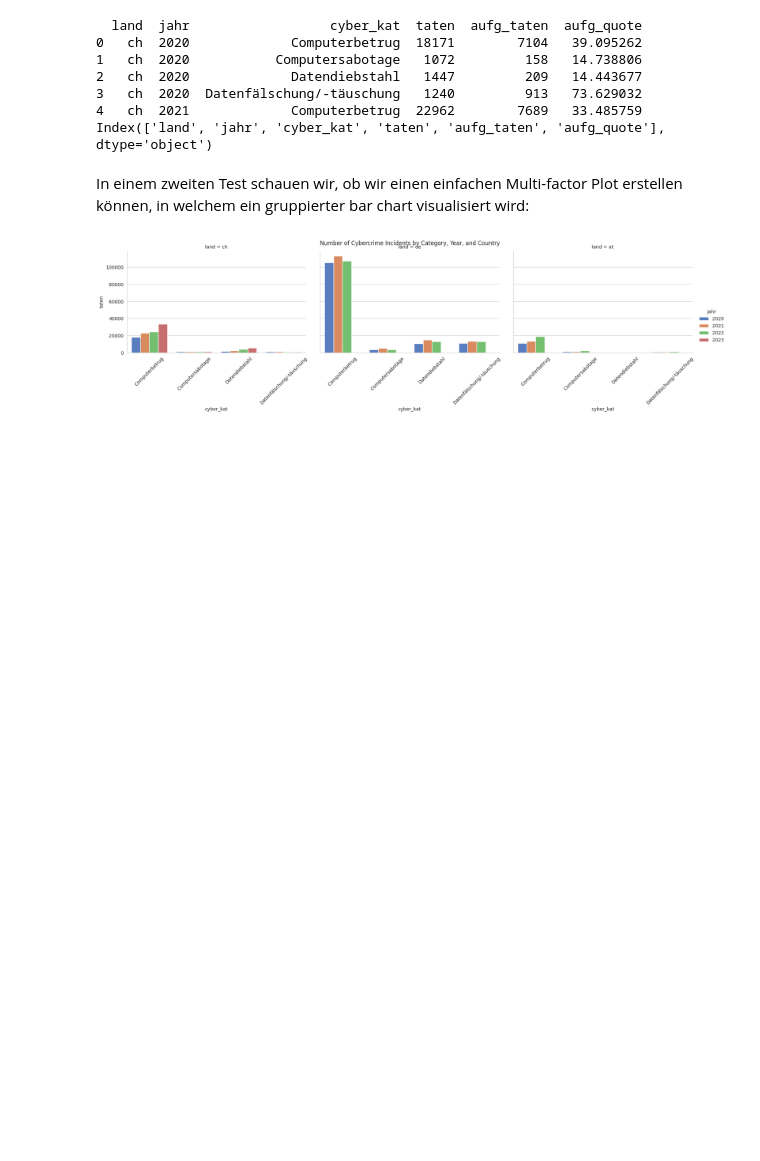
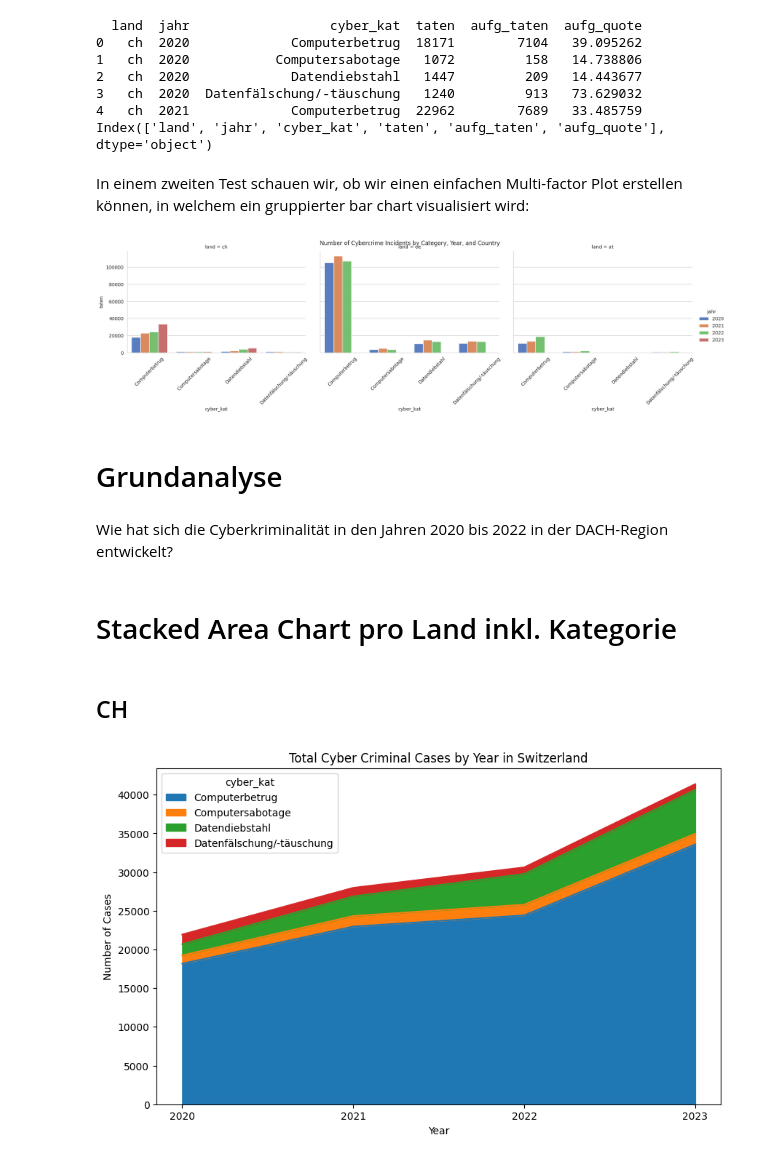
Before and after one commit to baumannf/bina_module, a Jupyter notebook: BINA_LN1_CybercrimeVisualisation.ipynb, the cells around one changed output. Cells and saved outputs as stored; diff of their text form; code cells hidden in the pictures; blank space fills up the shorter version.

Commit message:
Grundanalyse mit den Diagrammen stacked area chart und line chart erstellt

```diff
--- a/BINA_LN1_CybercrimeVisualisation.ipynb
+++ b/BINA_LN1_CybercrimeVisualisation.ipynb
@@ -224,3 +224,36 @@ g.fig.suptitle('Number of Cybercrime Incidents by Category, Year, and Country')
 plt.show()
 # %% [output]
 [figure]
+# %% [markdown]
+# Grundanalyse
+# %% [markdown]
+Wie hat sich die Cyberkriminalität in den Jahren 2020 bis 2022 in der DACH-Region entwickelt?
+# %% [markdown]
+# Stacked Area Chart pro Land inkl. Kategorie
+# %% [markdown]
+## CH
+# %%
+import pandas as pd
+import numpy as np
+import matplotlib.pyplot as plt
+
+# Daten laden
+url = 'https://raw.githubusercontent.com/baumannf/bina_module/main/data/master/Cyberdelikte_DACH.csv'
+data = pd.read_csv(url)
+
+# Filtern auf ch (Schweiz)
+data_ch = data[data['land'] == 'ch']
+
+# Daten pivottieren, um Cyberdelikte als Spalten und Jahre als Zeilen zu erhalten
+pivot_data = data_ch.pivot_table(index='jahr', columns='cyber_kat', values='taten', aggfunc=np.sum)
+
+# Stacked area chart plotten
+fig, ax = plt.subplots(figsize=(10, 6))
+pivot_data.plot(kind='area', stacked=True, ax=ax)
+plt.title('Total Cyber Criminal Cases by Year in Switzerland')
+plt.ylabel('Number of Cases')
+plt.xlabel('Year')
+plt.xticks(pivot_data.index.unique())  # Fix des Problems, dass Jahre mehrmals auf der x-Achse vorkamen
+plt.show()
+# %% [output]
+[figure, added]
```
Also changed, not shown: parts of 6 cells of this notebook.
